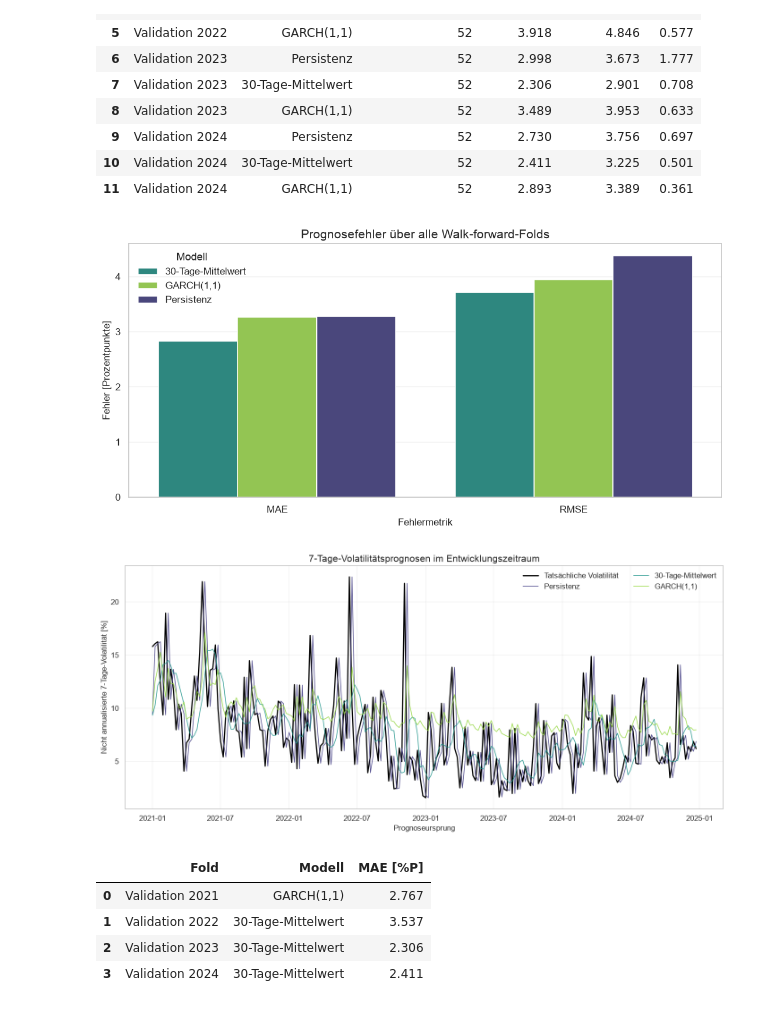
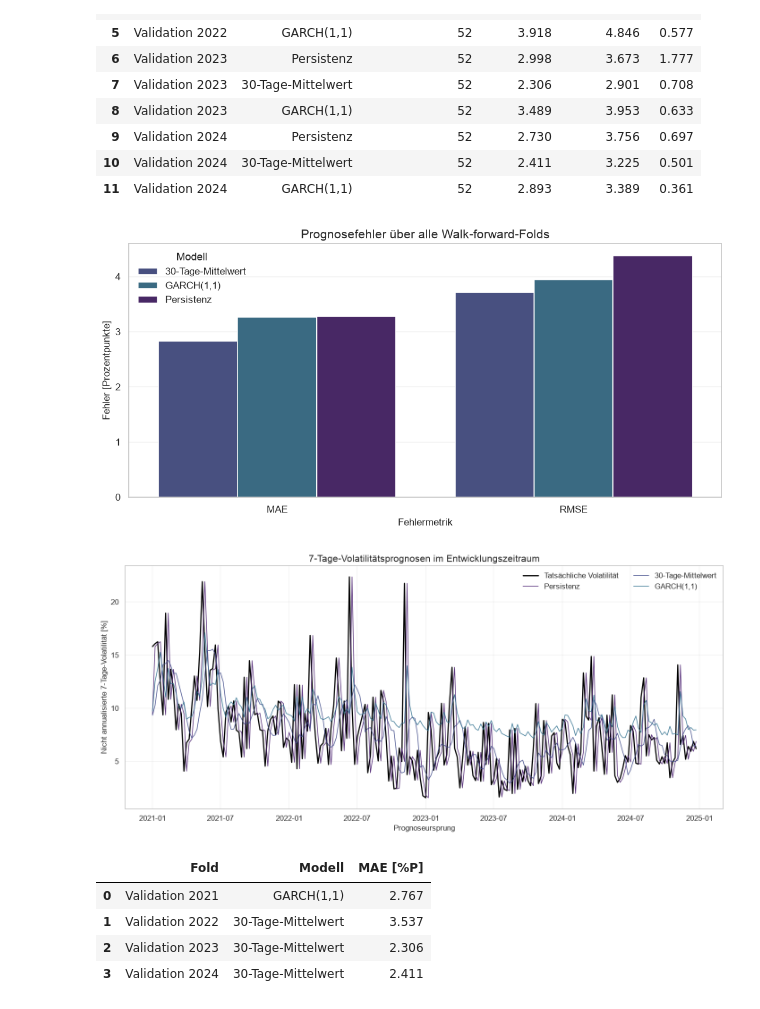
Before and after one commit to Steff72/CSP1, a Jupyter notebook: notebooks/bitcoin_volatility_forecasting.ipynb, the cells around one changed output. Cells and saved outputs as stored; diff of their text form; code cells hidden in the pictures.

```diff
--- a/notebooks/bitcoin_volatility_forecasting.ipynb
+++ b/notebooks/bitcoin_volatility_forecasting.ipynb
@@ -231,8 +231,17 @@ def validate_source_frame(frame, series_name):
     assert not frame.empty, f"{series_name}: keine Daten"
     assert frame.index.is_monotonic_increasing, f"{series_name}: Datum nicht sortiert"
     assert frame.index.is_unique, f"{series_name}: doppelte Datumswerte"
-    assert frame.index.min() >= pd.Timestamp(START_DATE), f"{series_name}: Datum vor Start"
-    assert frame.index.max() < data_end_timestamp, f"{series_name}: unvollständiger Endtag"
+    expected_first_date = pd.Timestamp(START_DATE)
+    expected_last_date = data_end_timestamp - pd.Timedelta(days=1)
+    boundary_tolerance = pd.Timedelta(days=0 if series_name in {"btc", "fear_greed"} else 7)
+    assert frame.index.min() >= expected_first_date, f"{series_name}: Datum vor Start"
+    assert frame.index.min() <= expected_first_date + boundary_tolerance, (
+        f"{series_name}: Quelle beginnt unerwartet spät"
+    )
+    assert frame.index.max() < data_end_timestamp, f"{series_name}: Datum nach Stichtag"
+    assert frame.index.max() >= expected_last_date - boundary_tolerance, (
+        f"{series_name}: Quelle endet unerwartet früh"
+    )
     assert frame.notna().all().all(), f"{series_name}: fehlende Rohwerte"
     assert np.isfinite(frame.select_dtypes("number")).all().all(), f"{series_name}: nicht endliche Werte"
 
@@ -380,6 +389,9 @@ for source_name, frame in loaded_series.items():
             "Zeilen": len(frame),
             "Doppelte Tage": int(frame.index.duplicated().sum()),
             "Fehlende Werte": int(frame.isna().sum().sum()),
+            "Kalenderlücken": int(
+                (frame.index.max() - frame.index.min()).days + 1 - len(frame)
+            ),
             "Status": "bestanden",
         }
     )
@@ -566,16 +619,13 @@ aligned["target_rv_7"] = np.sqrt(
     .iloc[::-1]
 )
 
-# Keep the one-day target as a transparent secondary outcome
-aligned["target_rv_1"] = np.sqrt(aligned["btc_squared_return"].shift(-1))
-
 # Annualize only for reader-friendly plots, not for the model comparison
 aligned["rv_7_annualized"] = aligned["rv_7"] * np.sqrt(365 / 7)
 aligned["target_rv_7_annualized"] = aligned["target_rv_7"] * np.sqrt(365 / 7)
 
 # Show observations with fully known historical and future windows
 target_preview = aligned[
-    ["btc_close", "btc_log_return", "rv_7", "target_rv_1", "target_rv_7"]
+    ["btc_close", "btc_log_return", "rv_7", "target_rv_7"]
 ].dropna().tail(5)
 display(target_preview.round(4))
 # %% [output]
@@ -746,7 +796,7 @@ feature_columns = [
     "nasdaq_change_7d",
     "nasdaq_change_14d",
 ]
-target_columns = ["target_rv_1", "target_rv_7"]
+target_columns = ["target_rv_7"]
 
 # Remove only rows that cannot support the complete current feature set
 modeling_table = modeling_data[feature_columns + target_columns].dropna().copy()
@@ -1724,8 +1774,13 @@ metric_plot_data = overall_metrics.melt(
 )
 metric_plot_data["Fehler [%P]"] = metric_plot_data["Fehler"] * 100
 model_palette = {
-    model_name: VIRIDIS(position)
-    for model_name, position in zip(model_columns, [0.18, 0.52, 0.84])
+    "Persistenz": VIRIDIS(0.08),
+    "30-Tage-Mittelwert": VIRIDIS(0.22),
+    "GARCH(1,1)": VIRIDIS(0.36),
+    "XGBoost A: BTC": VIRIDIS(0.50),
+    "XGBoost B: BTC + Sentiment": VIRIDIS(0.64),
+    "XGBoost C: BTC + Markt": VIRIDIS(0.78),
+    "XGBoost D: Kombiniert": VIRIDIS(0.92),
 }
 
 fig, ax = plt.subplots(figsize=(10, 5))
@@ -1744,35 +1799,35 @@ ax.legend(title="Modell")
 ax.grid(axis="y", alpha=0.25)
 fig.tight_layout()
 plt.show()
 
 # Show forecast behavior through time on the fixed evaluation origins
 fig, ax = plt.subplots(figsize=(13, 6))
 ax.plot(
     prediction_table.index,
     prediction_table["actual"] * 100,
     color="black",
     linewidth=1.7,
     label="Tatsächliche Volatilität",
 )
 for model_name in model_columns:
     ax.plot(
         prediction_table.index,
         prediction_table[model_name] * 100,
         color=model_palette[model_name],
         linewidth=1.0,
         alpha=0.9,
         label=model_name,
     )
 ax.set_title("7-Tage-Volatilitätsprognosen im Entwicklungszeitraum")
 ax.set_xlabel("Prognoseursprung")
 ax.set_ylabel("Nicht annualisierte 7-Tage-Volatilität [%]")
 ax.legend(ncol=2)
 ax.grid(alpha=0.25)
 fig.tight_layout()
 plt.show()
 # %% [output]
-[figure, old version]
+[figure, new version]
-[figure, old version]
+[figure, new version]
 # %%
 # Derive the written interpretation from the executed results
 best_mae_row = overall_metrics.sort_values("MAE").iloc[0]
```
Also changed, not shown: parts of 13 cells of this notebook, 3 other files.
